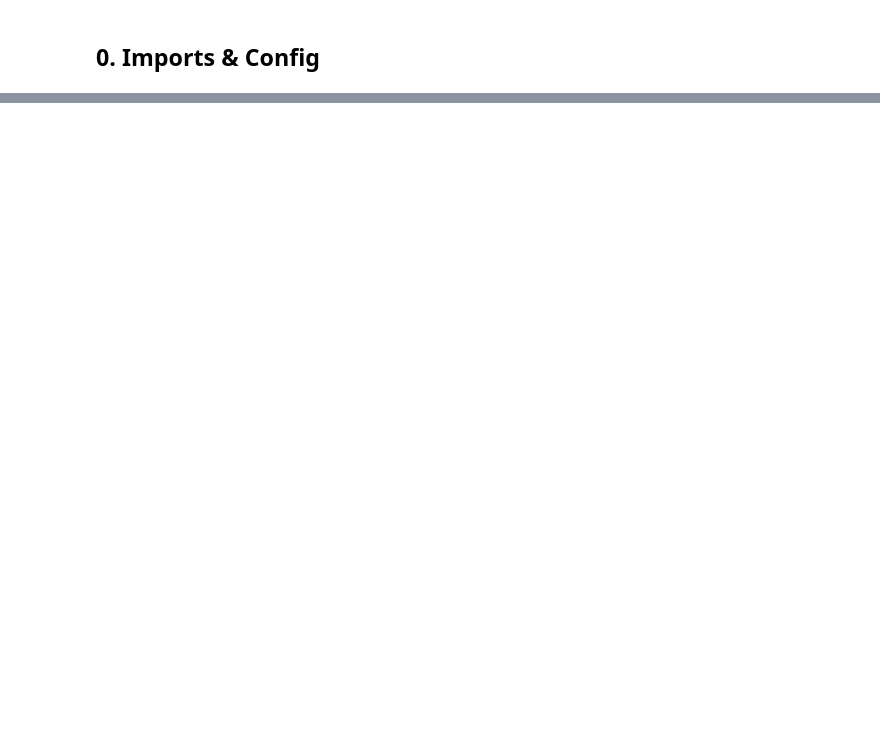
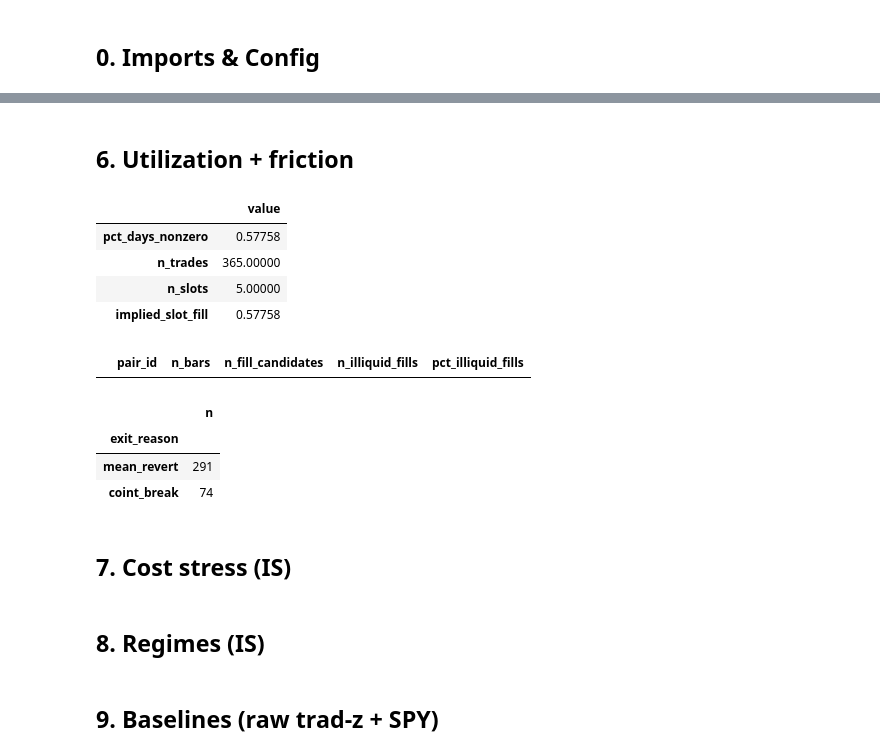
Before and after one commit to charlievellacott/trading_portfolio, a Jupyter notebook: 04_backtest/s2_coint/notebooks/v1/01_is_diagnosis.ipynb, the cells around one changed output, grey strips where cells are left out. Cells and saved outputs as stored; diff of their text form; code cells hidden in the pictures; blank space fills up the shorter version.

```diff
--- a/04_backtest/s2_coint/notebooks/v1/01_is_diagnosis.ipynb
+++ b/04_backtest/s2_coint/notebooks/v1/01_is_diagnosis.ipynb
@@ -83,0 +401,27 @@ if np.isfinite(excess) and excess > 8:
+# %% [markdown]
+## 6. Utilization + friction
+# %%
+util = utilization_stats(is_net, res.pair_trades, n_slots=max(len(PAIRS), 1))
+display(util.to_frame("value"))
+skips = zero_volume_skip_table(panel_is)
+display(skips)
+if not skips.empty and float(skips["n_illiquid_fills"].sum()) > 0:
+    warnings.warn(
+        f"Zero-volume fill skips: {int(skips['n_illiquid_fills'].sum())} bars — "
+        "stale prints, not tradable opens"
+    )
+if res.pair_trades is not None and not res.pair_trades.empty and "exit_reason" in res.pair_trades.columns:
+    display(res.pair_trades["exit_reason"].value_counts(dropna=False).to_frame("n"))
+# %% [output]
+|  | value |
+| pct_days_nonzero | 0.57758 |
+| n_trades | 365.00000 |
+| n_slots | 5.00000 |
+| implied_slot_fill | 0.57758 |
+|  | pair_id | n_bars | n_fill_candidates | n_illiquid_fills | pct_illiquid_fills |
+|  | n |
+| exit_reason |  |
+| mean_revert | 291 |
+| coint_break | 74 |
+# %% [markdown]
+## 7. Cost stress (IS)
@@ -83,0 +438,2 @@ if np.isfinite(excess) and excess > 8:
+# %% [markdown]
+## 8. Regimes (IS)
@@ -83,0 +445,2 @@ if np.isfinite(excess) and excess > 8:
+# %% [markdown]
+## 9. Baselines (raw trad-z + SPY)
```
Also changed, not shown: parts of 21 cells of this notebook, 35 other files.
